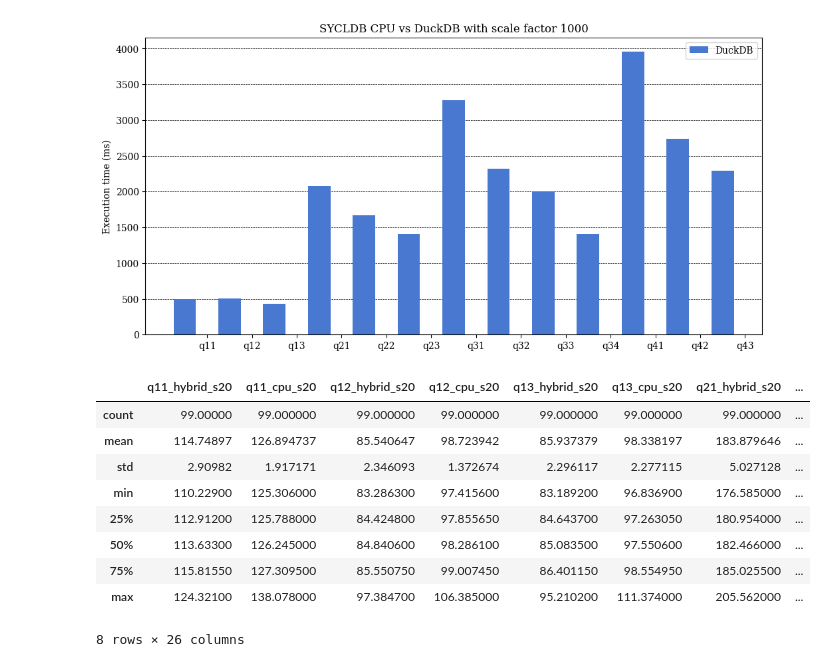
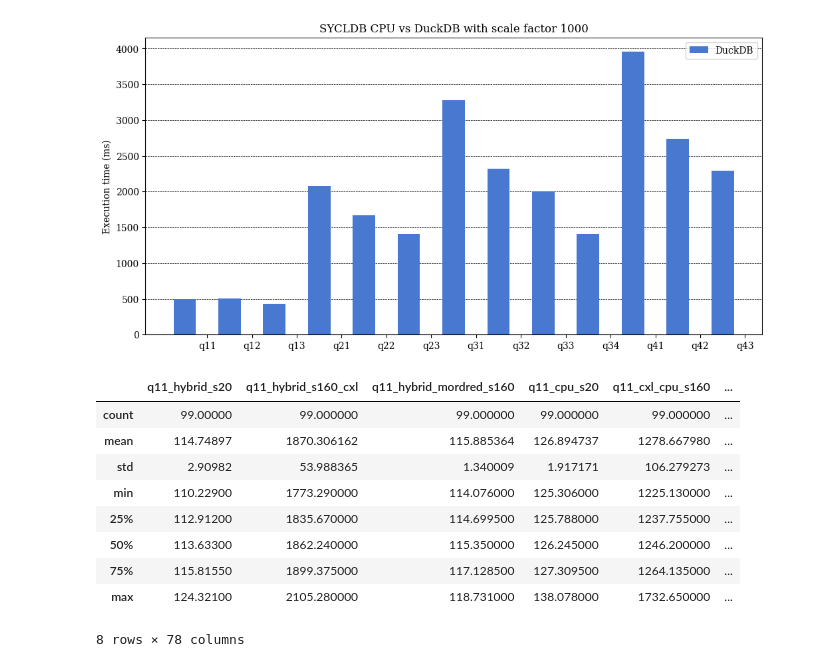
Before and after one commit to Maestro-Zacht/sycldb-calcite-executor, a Jupyter notebook: performances/perf.ipynb, the cells around one changed output. Drawn from its saved outputs; the diff is of its cells as text; code cells hidden in the pictures.

```diff
--- a/performances/perf.ipynb
+++ b/performances/perf.ipynb
@@ -600,27 +600,39 @@ plot_data(comparison_cpu, labels_mapping, title='SYCLDB CPU vs DuckDB with scale
 # %%
 hybrid_results = pd.DataFrame()
 
 for q in queries:
     cpu_s20_df = pd.read_csv(f'{q}-performance-cpu-s20.log', header=None, names=['execution_time_ms'])
 
     hybrid_s20_df = pd.read_csv(f'{q}-performance-hybrid-s20.log', header=None, names=['execution_time_ms'])
 
+    hybrid_s160_cxl_df = pd.read_csv(f'{q}-performance-hybrid-cxl-s160.log', header=None, names=['execution_time_ms'])
+
+    hybrid_mordred_s160_df = pd.read_csv(f'{q}-mordred-hybrid-s160.log', header=None, names=['execution_time_ms'])
+
     hybrid_results[f'{q}_hybrid_s20'] = hybrid_s20_df['execution_time_ms']
+
+    hybrid_results[f'{q}_hybrid_s160_cxl'] = hybrid_s160_cxl_df['execution_time_ms']
+
+    hybrid_results[f'{q}_hybrid_mordred_s160'] = hybrid_mordred_s160_df['execution_time_ms']
 
     hybrid_results[f'{q}_cpu_s20'] = cpu_s20_df['execution_time_ms']
 
+    hybrid_results[f'{q}_cxl_cpu_s160'] = cpu_results[f'{q}_cpu_s160']
+
+    hybrid_results[f'{q}_mordred_cpu_s160'] = cpu_results[f'{q}_mordred_s160']
+
 hybrid_results[1:].describe()
 # %% [output]
-|  | q11_hybrid_s20 | q11_cpu_s20 | q12_hybrid_s20 | q12_cpu_s20 | q13_hybrid_s20 | q13_cpu_s20 | q21_hybrid_s20 | ... |
-| count | 99.00000 | 99.000000 | 99.000000 | 99.000000 | 99.000000 | 99.000000 | 99.000000 | ... |
-| mean | 114.74897 | 126.894737 | 85.540647 | 98.723942 | 85.937379 | 98.338197 | 183.879646 | ... |
-| std | 2.90982 | 1.917171 | 2.346093 | 1.372674 | 2.296117 | 2.277115 | 5.027128 | ... |
-| min | 110.22900 | 125.306000 | 83.286300 | 97.415600 | 83.189200 | 96.836900 | 176.585000 | ... |
-| 25% | 112.91200 | 125.788000 | 84.424800 | 97.855650 | 84.643700 | 97.263050 | 180.954000 | ... |
-| 50% | 113.63300 | 126.245000 | 84.840600 | 98.286100 | 85.083500 | 97.550600 | 182.466000 | ... |
-| 75% | 115.81550 | 127.309500 | 85.550750 | 99.007450 | 86.401150 | 98.554950 | 185.025500 | ... |
-| max | 124.32100 | 138.078000 | 97.384700 | 106.385000 | 95.210200 | 111.374000 | 205.562000 | ... |
+|  | q11_hybrid_s20 | q11_hybrid_s160_cxl | q11_hybrid_mordred_s160 | q11_cpu_s20 | q11_cxl_cpu_s160 | ... |
+| count | 99.00000 | 99.000000 | 99.000000 | 99.000000 | 99.000000 | ... |
+| mean | 114.74897 | 1870.306162 | 115.885364 | 126.894737 | 1278.667980 | ... |
+| std | 2.90982 | 53.988365 | 1.340009 | 1.917171 | 106.279273 | ... |
+| min | 110.22900 | 1773.290000 | 114.076000 | 125.306000 | 1225.130000 | ... |
+| 25% | 112.91200 | 1835.670000 | 114.699500 | 125.788000 | 1237.755000 | ... |
+| 50% | 113.63300 | 1862.240000 | 115.350000 | 126.245000 | 1246.200000 | ... |
+| 75% | 115.81550 | 1899.375000 | 117.128500 | 127.309500 | 1264.135000 | ... |
+| max | 124.32100 | 2105.280000 | 118.731000 | 138.078000 | 1732.650000 | ... |
-8 rows × 26 columns
+8 rows × 78 columns
 # %%
 comparison_hybrid = []
 
```
Also changed, not shown: parts of 3 cells of this notebook, 34 other files.
